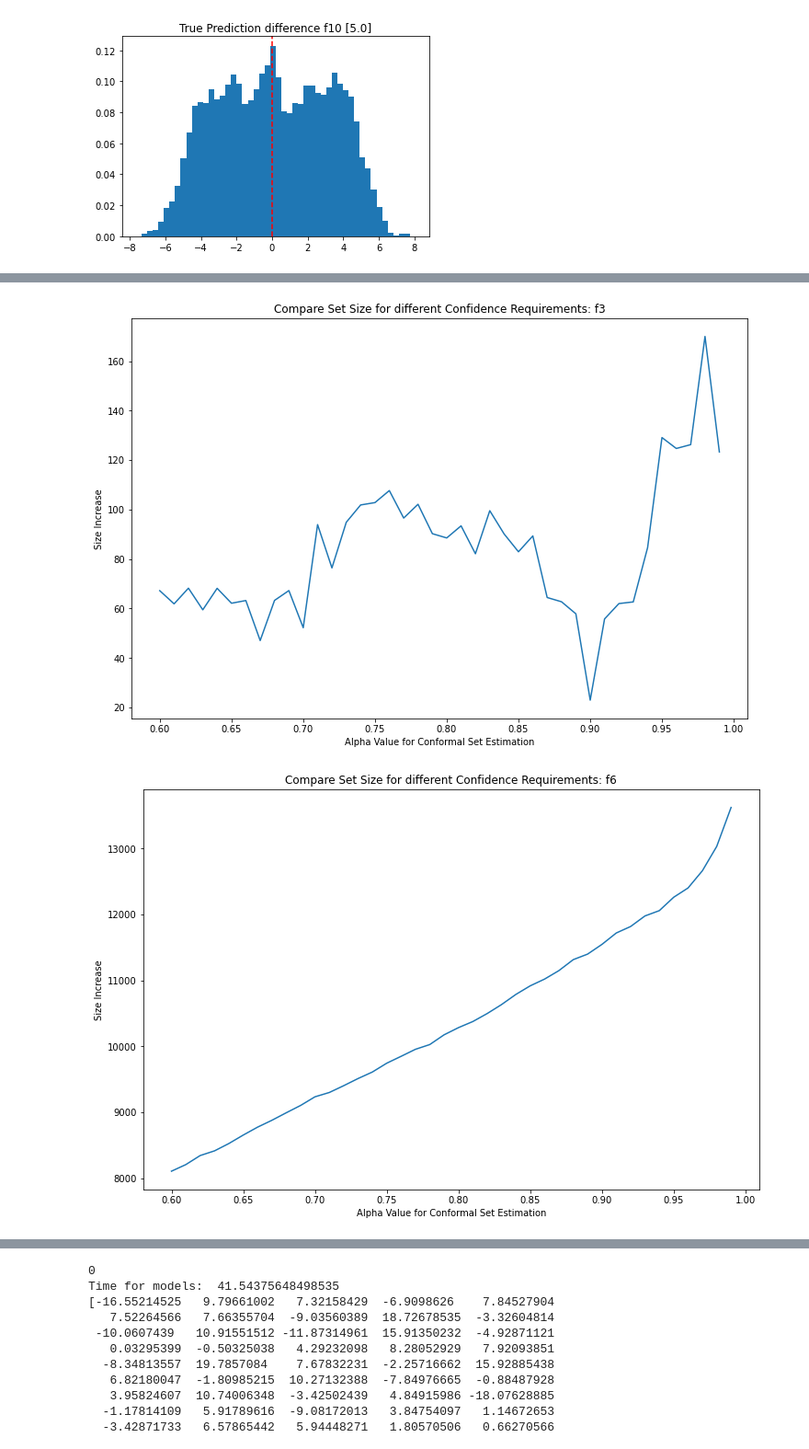
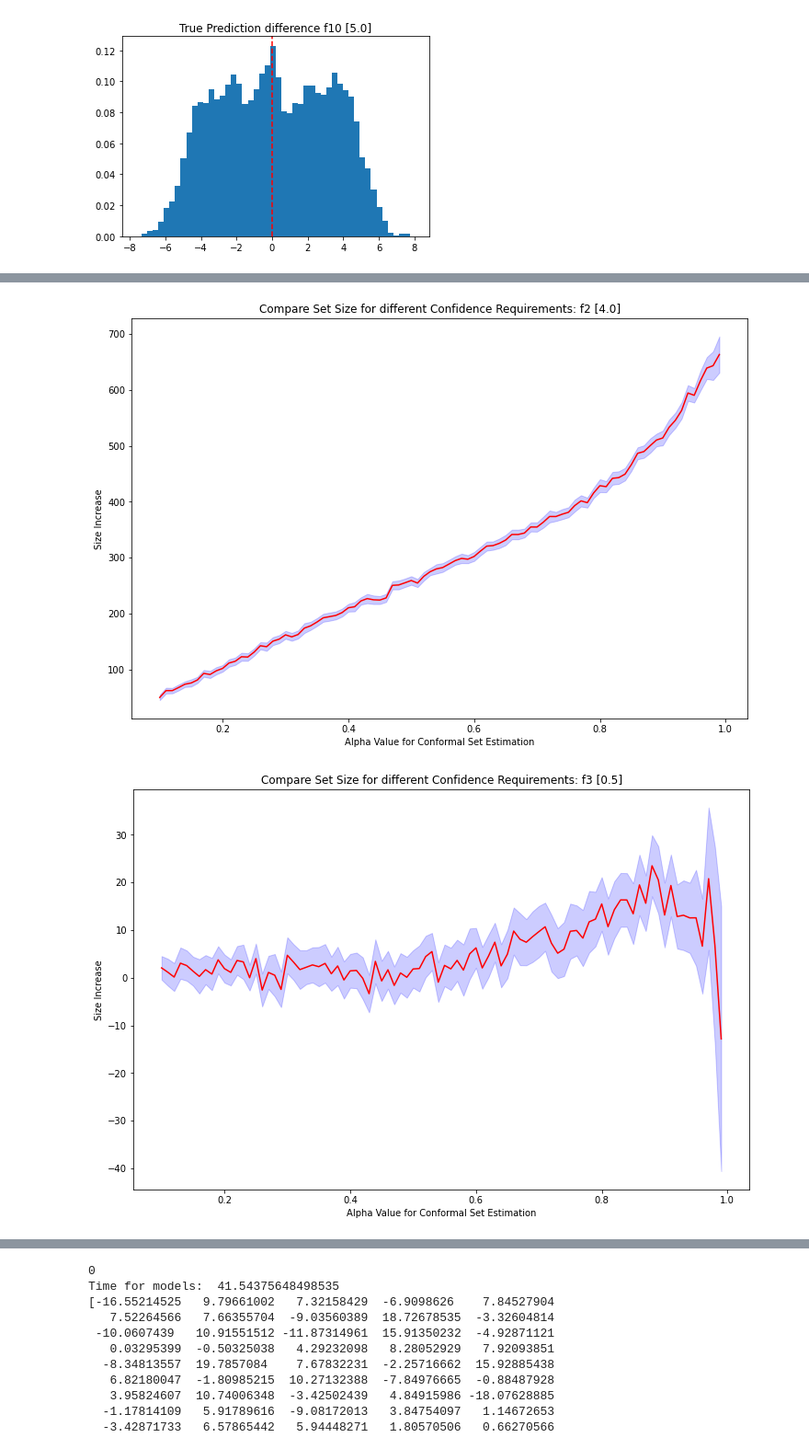
Before and after one commit to JuanMataNaranjo/Explain_Conformal, a Jupyter notebook: linear_data.ipynb, the cells around one changed output, grey strips where cells are left out. Shown at 92% size. Cells and saved outputs as stored; diff of their text form; code cells hidden in the pictures.

```diff
--- a/linear_data.ipynb
+++ b/linear_data.ipynb
@@ -17,7 +17,7 @@ lineardata.X_y_split(y='Y')
 # %%
 plot = None
 type = 'full'
-B = 1000
+B = 100
 
 def IOU(conformal_sets_all, conformal_sets_j):
     loss = []
@@ -271,18 +253,23 @@ for i, variable in enumerate(lineardata.calib_data_X.columns):
 [figure]
 # %%
 # What happens if we go over different alpha values?
-plot = None
-type = 'full'
 B = 100
 
 average_size = defaultdict(list)
+ci_dict = {}
 
-for variable in ['f1', 'f3', 'f6']:
+for variable in lineardata.calib_data_X.columns:
     print(variable)
-    for alpha in np.arange(0.6, 1, 0.01):
-        if (alpha*100) % 10 == 0:
+    ci = []
+    for alpha in np.arange(0.1, 1, 0.01):
+
+        if (round(alpha, 2)*100) % 5 == 0:
             print(alpha)
+
         temp = 0
+        ci_temp = []
+        cov_all = 0
+        cov_all_j = 0
         for i in range(B):
             conformal_predictor = SplitConformal(alpha=1-alpha)
             lambda_all, model_all = conformal_predictor.calibrate(data_X=lineardata.calib_data_X, data_y=lineardata.calib_data_y, model=LinearRegression(), rand_state=None)
@@ -301,4 +288,10 @@ for variable in ['f1', 'f3', 'f6']:
             cov_j, size_j = conformal_predictor_j.evaluate(pred_j, lineardata.test_data_y)
 
             temp += size_j-size
+            ci_temp.append(size_j-size)
+            cov_all += cov
+            cov_all_j += cov_j
+
         average_size[variable].extend([temp/B])
+        ci.append(ci_temp)
+    ci_dict[variable] = ci
@@ -315,9 +298,12 @@ f6
 # %%
-for variable in ['f1', 'f3', 'f6']:
+for i, variable in enumerate(lineardata.calib_data_X.columns):
     plt.figure(figsize=(12,8))
-    plt.plot(np.arange(0.6, 1, 0.01), average_size[variable])
+    ci = 1.96*np.std(np.array(ci_dict[variable]), axis=1)/np.sqrt(len(ci_dict[variable]))
+    plt.plot(np.arange(0.1, 1, 0.01), average_size[variable], 'r')
+    plt.fill_between(np.arange(0.1, 1, 0.01), (average_size[variable]-ci), (average_size[variable]+ci), color='b', alpha=.2)
     plt.ylabel('Size Increase')
     plt.xlabel('Alpha Value for Conformal Set Estimation')
-    plt.title('Compare Set Size for different Confidence Requirements: ' + variable)
+    plt.title('Compare Set Size for different Confidence Requirements: ' + variable + ' [' + str(weights[i]) + ']')
+    plt.savefig('images/Linear_data/alpha_grid_' + variable)
     plt.show();
 # %% [output]
@@ -325,2 +311,2 @@ for variable in ['f1', 'f3', 'f6']:
-[figure, old version]
+[figure, new version]
-[figure, old version]
+[figure, new version]
```
Also changed, not shown: parts of 4 cells of this notebook, 3 other files.
